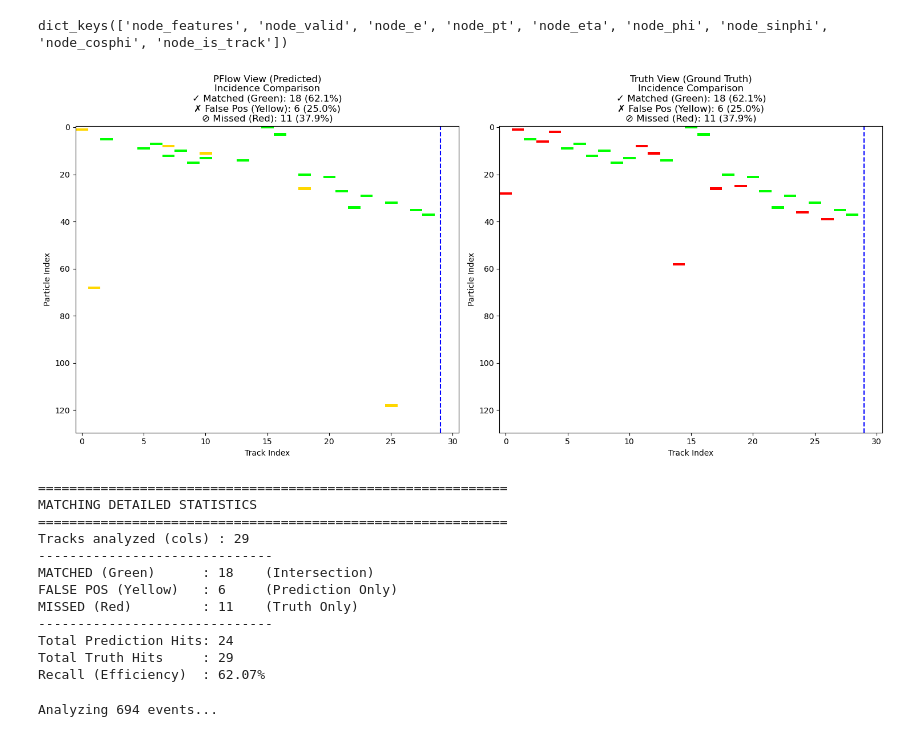
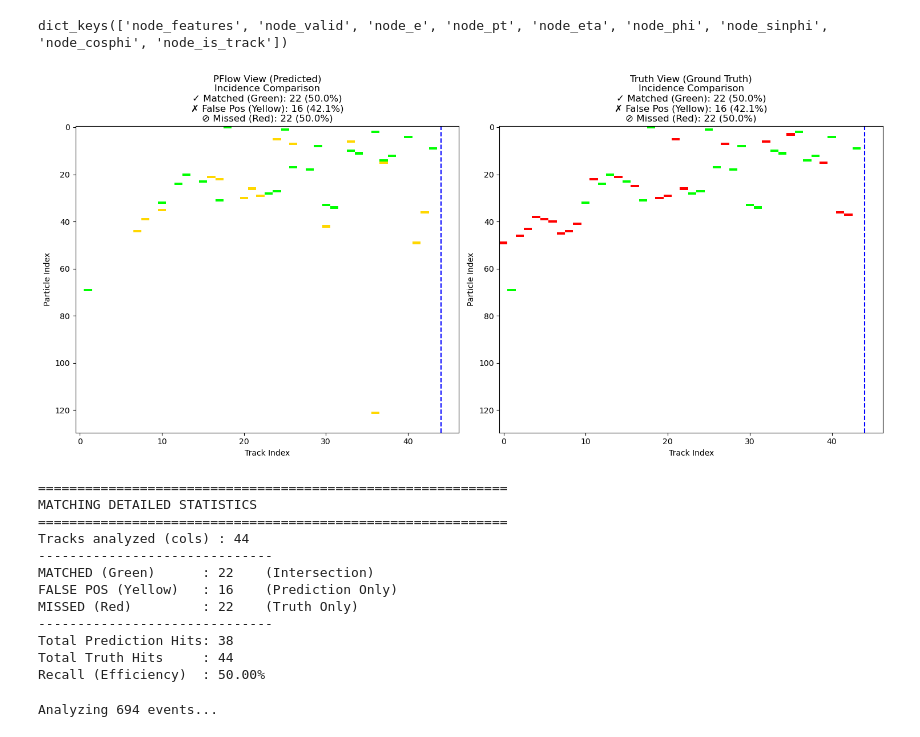
Before and after one commit to barakmarg/hepattn, a Jupyter notebook: src/hepattn/experiments/odd/notebook/odd_eval_test.ipynb, the cells around one changed output. Saved outputs shown, nothing was run; the diff lists cells and outputs as text; code cells hidden in the pictures.

```diff
--- a/src/hepattn/experiments/odd/notebook/odd_eval_test.ipynb
+++ b/src/hepattn/experiments/odd/notebook/odd_eval_test.ipynb
@@ -74,3 +74,5 @@ def match_incidence(inputs, targets):
         _, col_ind = linear_sum_assignment(loss.numpy())
         assgn_indices[i] = col_ind
     return assgn_indices
+# %%
+f = h5py.File(eval_filepath, "r")
@@ -293,7 +297,7 @@ import numpy as np
 import torch
 
 # --- 1. Data Preparation ---
-idx = 1
+idx = 5
 slice_index = 130
 # Get event data
 # node_mask = ds[idx][0]["node_valid"] # Unused variable
@@ -363,46 +367,46 @@ fig, ax = plt.subplots(1, 2, figsize=(15, 7))
 
 # Helper function to prevent code duplication between Left/Right plots
 def plot_incidence(axis, data, title_prefix):
     axis.imshow(data, interpolation="nearest", aspect="auto", cmap=cmap, vmin=0, vmax=3)
     axis.axvline(n_tracks, color="blue", linestyle="--")
     axis.set_title(f"{title_prefix}\n{title_str}")
     axis.set_xlabel("Track Index")
     axis.set_ylabel("Particle Index")
 
 # Plot Left (Prediction) and Right (Truth)
 plot_incidence(ax[0], display_pflow, "PFlow View (Predicted)")
 plot_incidence(ax[1], display_truth, "Truth View (Ground Truth)")
 
 plt.tight_layout()
 plt.show()
 
 # --- 6. Text Report ---
 print("="*60)
 print("MATCHING DETAILED STATISTICS")
 print("="*60)
 print(f"Tracks analyzed (cols) : {n_tracks}")
 print("-" * 30)
 print(f"MATCHED (Green)      : {n_matches:<5} (Intersection)")
 print(f"FALSE POS (Yellow)   : {n_pflow_only:<5} (Prediction Only)")
 print(f"MISSED (Red)         : {n_truth_only:<5} (Truth Only)")
 print("-" * 30)
 print(f"Total Prediction Hits: {int(n_total_pflow)}")
 print(f"Total Truth Hits     : {int(n_total_truth)}")
 print(f"Recall (Efficiency)  : {match_eff:.2f}%")
 # %% [output]
-[figure, old version]
+[figure, new version]
 ============================================================
 MATCHING DETAILED STATISTICS
 ============================================================
-Tracks analyzed (cols) : 29
+Tracks analyzed (cols) : 44
 ------------------------------
-MATCHED (Green)      : 18    (Intersection)
-FALSE POS (Yellow)   : 6     (Prediction Only)
-MISSED (Red)         : 11    (Truth Only)
+MATCHED (Green)      : 22    (Intersection)
+FALSE POS (Yellow)   : 16    (Prediction Only)
+MISSED (Red)         : 22    (Truth Only)
 ------------------------------
-Total Prediction Hits: 24
-Total Truth Hits     : 29
-Recall (Efficiency)  : 62.07%
+Total Prediction Hits: 38
+Total Truth Hits     : 44
+Recall (Efficiency)  : 50.00%
 # %%
 import matplotlib.pyplot as plt
 import numpy as np
```
Also changed, not shown: parts of 5 cells of this notebook, 3 other files.
